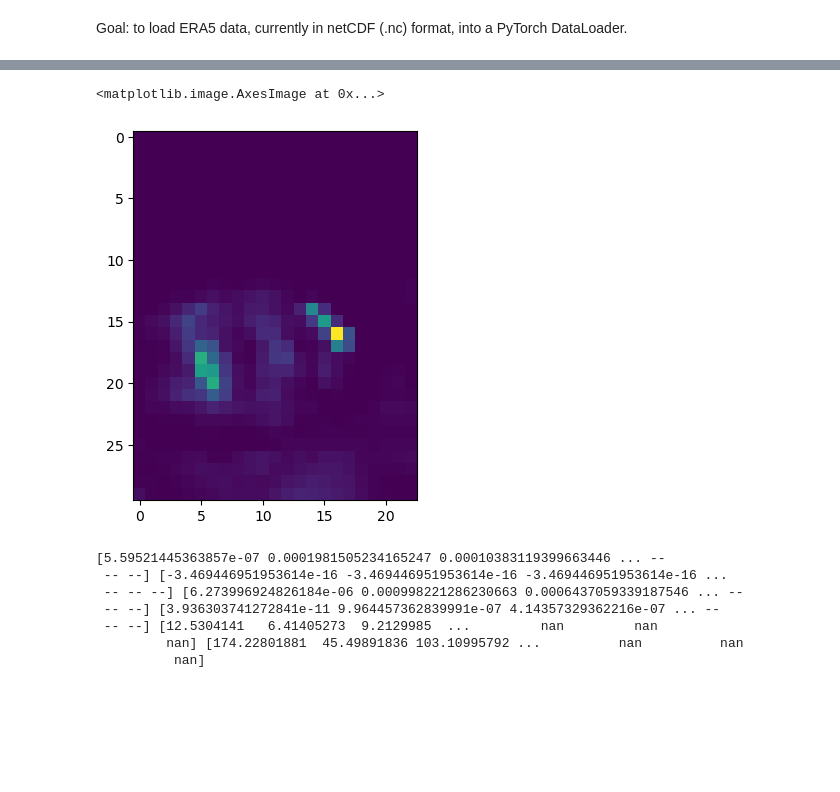
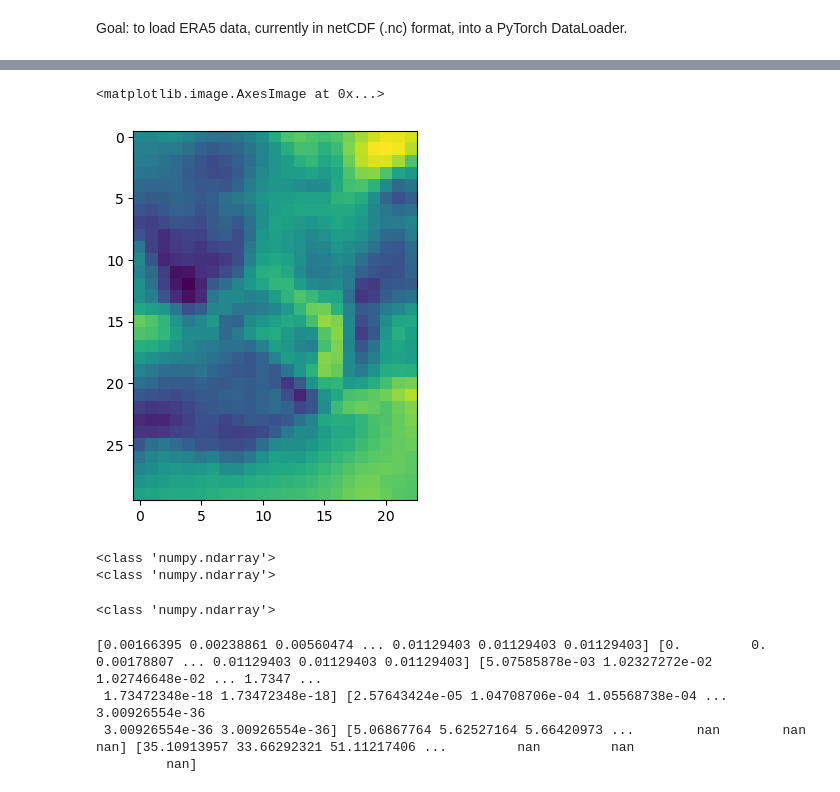
Before and after one commit to ghostpress/rainfall-pde-ml, a Jupyter notebook: src/temperature/notebooks/ExploreERA5.ipynb, the cells around one changed output, grey strips where cells are left out. Cells and saved outputs as stored; diff of their text form; code cells hidden in the pictures; blank space fills up the shorter version.

```diff
--- a/src/temperature/notebooks/ExploreERA5.ipynb
+++ b/src/temperature/notebooks/ExploreERA5.ipynb
@@ -99,0 +26,3 @@ np.ma.count_masked(precip)
+# %%
+precip_arr = np.load("/home/lucia/projects/FORMES/rainfall-pde-ml/data/era5_npy/tp_6h_2000-01-01_2023-09-07_filled.npy")
+temp_arr = np.load("/home/lucia/projects/FORMES/rainfall-pde-ml/data/era5_npy/t2m_6h_2000-01-01_2023-09-07_filled.npy")
@@ -100,14 +34,18 @@ np.ma.count_masked(precip)
 # %%
-plt.imshow(precip[1000,:,:])
+plt.imshow(temp_arr[1000])
 # %% [output]
 <matplotlib.image.AxesImage at 0x...>
-[figure, old version]
+[figure, new version]
+# %%
+print(type(precip_arr))
+print(type(temp_arr))
+# %% [output]
+<class 'numpy.ndarray'>
+<class 'numpy.ndarray'>
 # %%
 # Reshape the data to have a single dimension
-reshaped_precip = precip.reshape(18532, -1) # Flattening the last two dimensions
-
-# Convert from meters to cm of precipitation
-reshaped_precip = reshaped_precip*100
+reshaped_precip = precip_arr.reshape(len(precip_arr), -1) # Flattening the last two dimensions
+print(type(reshaped_precip))
 
 # Calculate statistical measures
 mean_values = np.mean(reshaped_precip, axis=1)
@@ -118,10 +56,8 @@ skewness = skew(reshaped_precip, axis=1)
 kurt = kurtosis(reshaped_precip, axis=1)
 print(mean_values, median_values, std_deviation, variance, skewness, kurt)
 # %% [output]
-[5.59521445363857e-07 0.0001981505234165247 0.00010383119399663446 ... --
- -- --] [-3.469446951953614e-16 -3.469446951953614e-16 -3.469446951953614e-16 ...
- -- -- --] [6.273996924826184e-06 0.000998221286230663 0.0006437059339187546 ... --
- -- --] [3.936303741272841e-11 9.964457362839991e-07 4.14357329362216e-07 ... --
- -- --] [12.5304141   6.41405273  9.2129985  ...         nan         nan
-         nan] [174.22801881  45.49891836 103.10995792 ...          nan          nan
-          nan]
+<class 'numpy.ndarray'>
+[0.00166395 0.00238861 0.00560474 ... 0.01129403 0.01129403 0.01129403] [0.         0.         0.00178807 ... 0.01129403 0.01129403 0.01129403] [5.07585878e-03 1.02327272e-02 1.02746648e-02 ... 1.7347 ...
+ 1.73472348e-18 1.73472348e-18] [2.57643424e-05 1.04708706e-04 1.05568738e-04 ... 3.00926554e-36
+ 3.00926554e-36 3.00926554e-36] [5.06867764 5.62527164 5.66420973 ...        nan        nan        nan] [35.10913957 33.66292321 51.11217406 ...         nan         nan
+         nan]
```
Also changed, not shown: parts of 18 cells of this notebook.
